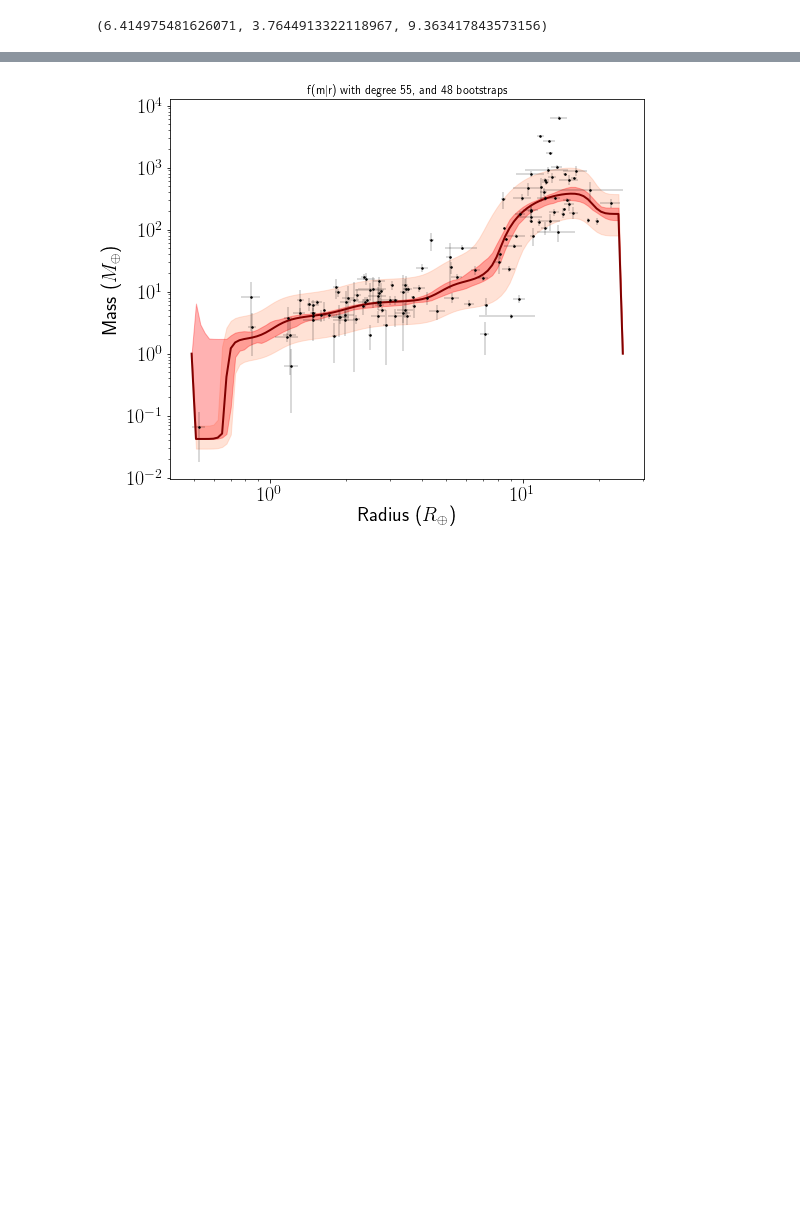
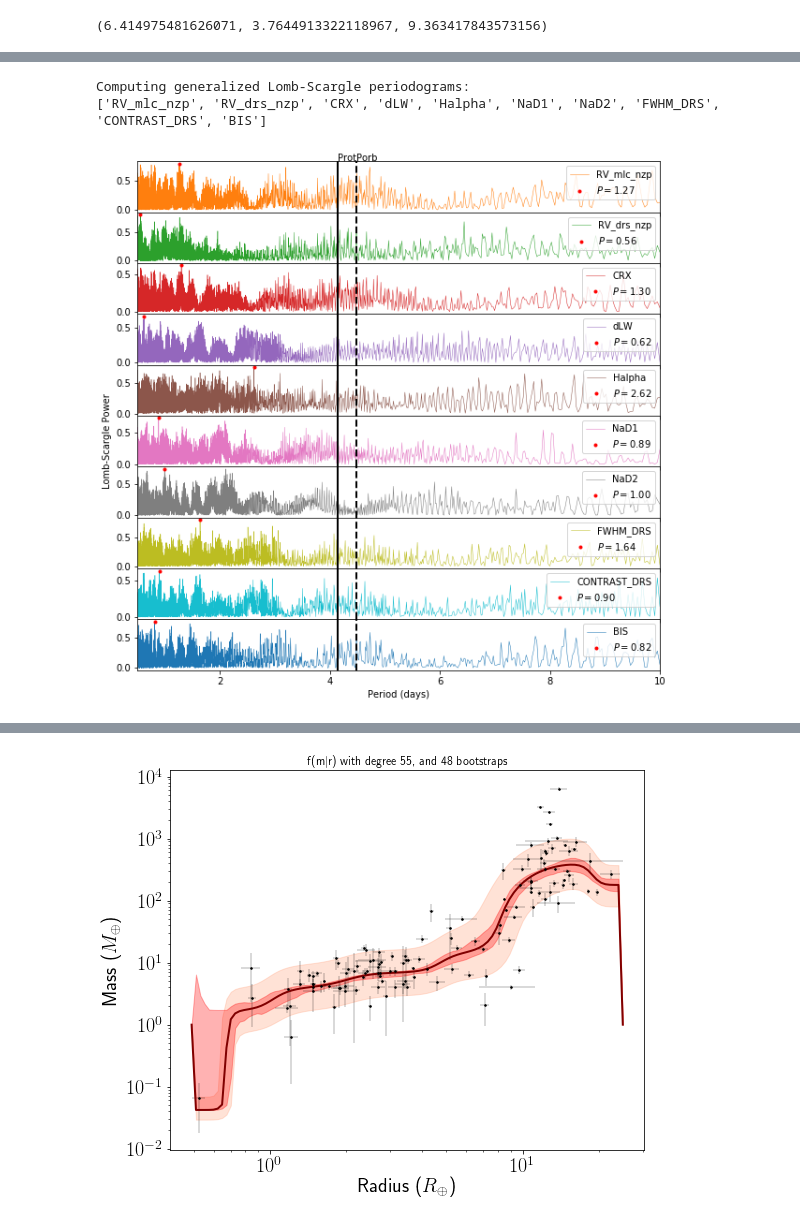
Before and after one commit to jpdeleon/chronos, a Jupyter notebook: notebooks/examples-planet.ipynb, the cells around one changed output, grey strips where cells are left out. Cells and saved outputs as stored; diff of their text form; code cells hidden in the pictures; blank space fills up the shorter version.

```diff
--- a/notebooks/examples-planet.ipynb
+++ b/notebooks/examples-planet.ipynb
@@ -97,0 +175,9 @@ K-K_sighi, K, K+K_sighi
+# %%
+fig = p.plot_harps_rv_gls(#columns=['BIS','CRX'],
+                          Porb=p.toi_period, Prot=4.49,
+                          plims=(0.5,10),
+                         )
+# %% [output]
+Computing generalized Lomb-Scargle periodograms:
+['RV_mlc_nzp', 'RV_drs_nzp', 'CRX', 'dLW', 'Halpha', 'NaD1', 'NaD2', 'FWHM_DRS', 'CONTRAST_DRS', 'BIS']
+[figure, added]
```
Also changed, not shown: parts of 19 cells of this notebook, 5 other files.
